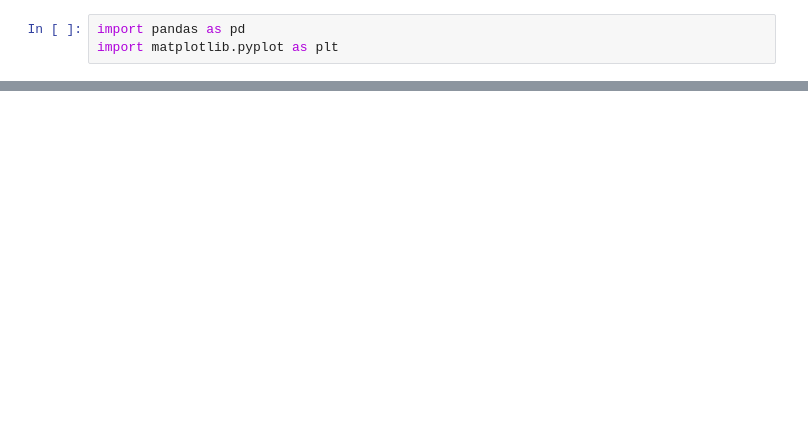
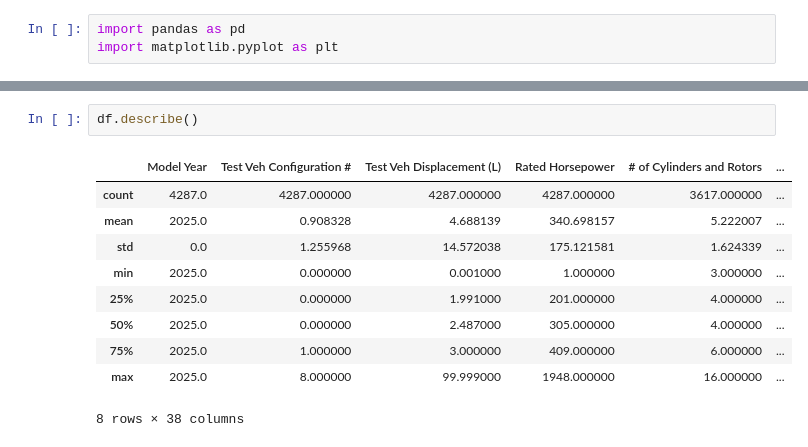
Before and after one commit to abiordorica13/TPEFUNDAMENTOS, a Jupyter notebook: Untitled-1.ipynb, the cells around one changed output, grey strips where cells are left out. Drawn from its saved outputs; the diff is of its cells as text; blank space fills up the shorter version.

```diff
--- a/Untitled-1.ipynb
+++ b/Untitled-1.ipynb
@@ -28,0 +85,13 @@ FileNotFoundError: [Errno 2] No such file or directory: '/home/abigail/Escritori
+# %%
+df.describe()
+# %% [output]
+|  | Model Year | Test Veh Configuration # | Test Veh Displacement (L) | Rated Horsepower | # of Cylinders and Rotors | ... |
+| count | 4287.0 | 4287.000000 | 4287.000000 | 4287.000000 | 3617.000000 | ... |
+| mean | 2025.0 | 0.908328 | 4.688139 | 340.698157 | 5.222007 | ... |
+| std | 0.0 | 1.255968 | 14.572038 | 175.121581 | 1.624339 | ... |
+| min | 2025.0 | 0.000000 | 0.001000 | 1.000000 | 3.000000 | ... |
+| 25% | 2025.0 | 0.000000 | 1.991000 | 201.000000 | 4.000000 | ... |
+| 50% | 2025.0 | 0.000000 | 2.487000 | 305.000000 | 4.000000 | ... |
+| 75% | 2025.0 | 1.000000 | 3.000000 | 409.000000 | 6.000000 | ... |
+| max | 2025.0 | 8.000000 | 99.999000 | 1948.000000 | 16.000000 | ... |
+8 rows × 38 columns
```
Also changed, not shown: parts of 11 cells of this notebook, 1 other file.
